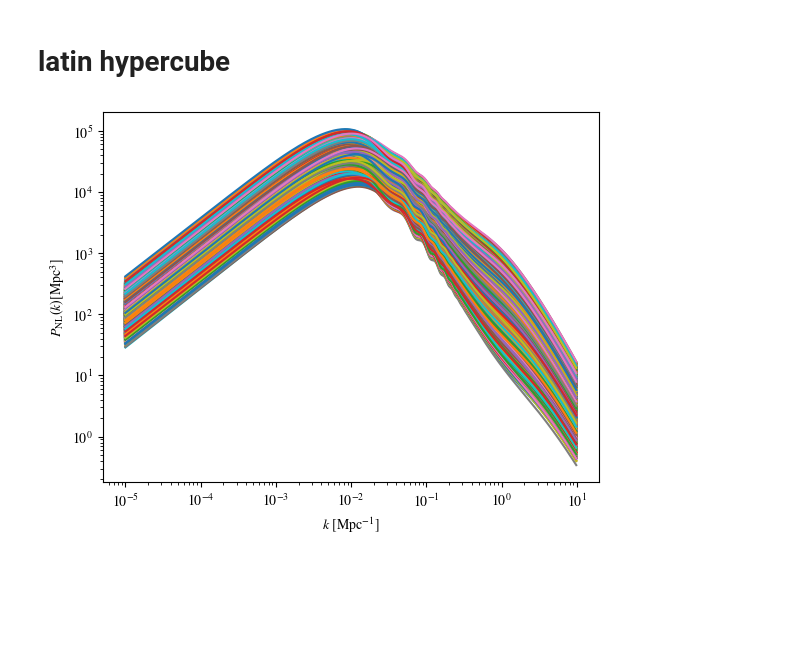
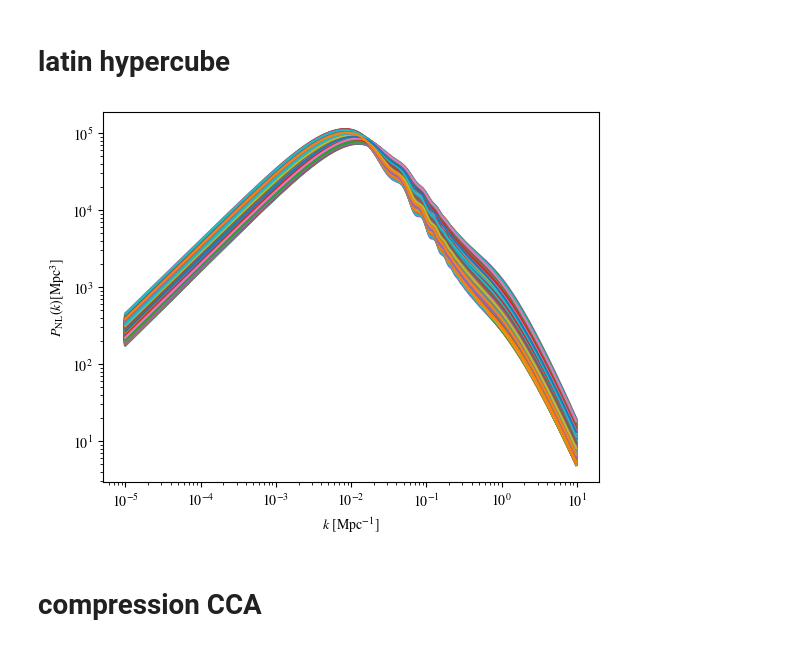
Before and after one commit to davidesciotti/AstroDat, a Jupyter notebook: power_spectrum_beth.ipynb, the cells around one changed output. Saved outputs shown, nothing was run; the diff lists cells and outputs as text; code cells hidden in the pictures; blank space fills up the shorter version.

Commit message:
compression section added

```diff
--- a/power_spectrum_beth.ipynb
+++ b/power_spectrum_beth.ipynb
@@ -61,10 +61,6 @@ cosmo_params_dict={
     'z': np.array([0.0])
 }
 # %%
-from scipy.stats import qmc
-d = len(cosmo_params_dict.items()) # dimension of the parameter space.
-sampler = qmc.LatinHypercube(d)
-sample = sampler.random(n=50)
 bounds_dict={
     'omega_b': [0.020,0.030],
     'omega_cdm': [0.08,0.14],
@@ -74,19 +70,8 @@ bounds_dict={
     'ln10^{10}A_s': [3.05,3.15],
     'cmin': [2.5,2.7],
     'eta_0': [0.6,0.8],
-    'z': [0.0,2.0]
+    'z': [0.0,0.0]
 }
-
-
-
-# change limits for each param
-for i,item in enumerate(cosmo_params_dict.items()):
-    param=item[0]
-    lower_bound,upper_bound=bounds_dict[param]
-    dlt=upper_bound-lower_bound
-    sample[:,i]*=dlt
-    sample[:,i]+=lower_bound
-    # print(lower_bound,upper_bound,sample[:,i])
 # %%
 from scipy.stats import qmc
 def HypercubeGo(cosmo_params_dict,bounds_dict,N_samples):
@@ -107,26 +92,36 @@ def MPkHypercube(i,sample):
     emulator = CPJ(probe='mpk_nonlin')
     pred = emulator.predict(params)
     k_range = emulator.modes
-    return k_range,pred
+    return k_range,pred,params
 # %%
 import os
 save_Pks=True
 N_samples=4012
+N_params=8
 sample=HypercubeGo(cosmo_params_dict,bounds_dict,N_samples)
+
 
 fig, ax = plt.subplots()
 for i in range(N_samples):
-    k_range,pred=MPkHypercube(i,sample)
+    k_range,pred,params=MPkHypercube(i,sample)
     if save_Pks==True:
-        folder='predicted_mPks/'
-        if not os.path.exists(folder): os.makedirs(folder)
-        np.savetxt(folder+'predicted_mPk_%s' %i,np.c_[k_range,pred])
-
-
+        if i==0:
+            Pks=np.zeros((len(k_range),N_samples))
+            params_all=np.zeros((N_params,N_samples))
+        Pks[:,i]=pred
+        params_all[:,i]=params
+        folder='predicted_mPks_2/'
     ax.loglog(k_range, pred, label = 'NN reconstructed, %s' %i, linestyle='-')
     ax.set_xlabel('$k$ [Mpc$^{-1}]$')
     ax.set_ylabel('$P_{\mathrm{NL}}(k) [\mathrm{Mpc}^3]$')
+if save_Pks==True:
+    if not os.path.exists(folder): os.makedirs(folder)
+    np.savetxt(folder+'predicted_mPks_%ssamples.dat' %N_samples,Pks)
+    np.savetxt(folder+'params_for_predicted_mPks_%ssamples.dat' %N_samples,params_all)
+
+
+
 
 # ax.legend(frameon=False,loc=1)
 # %% [output]
-[figure, old version]
+[figure, new version]
@@ -136,0 +128,2 @@ emulator_predictions = emulator.predict(cosmo_params_dict)
+# %% [markdown]
+# compression CCA
```
Also changed, not shown: parts of 7 cells of this notebook.
